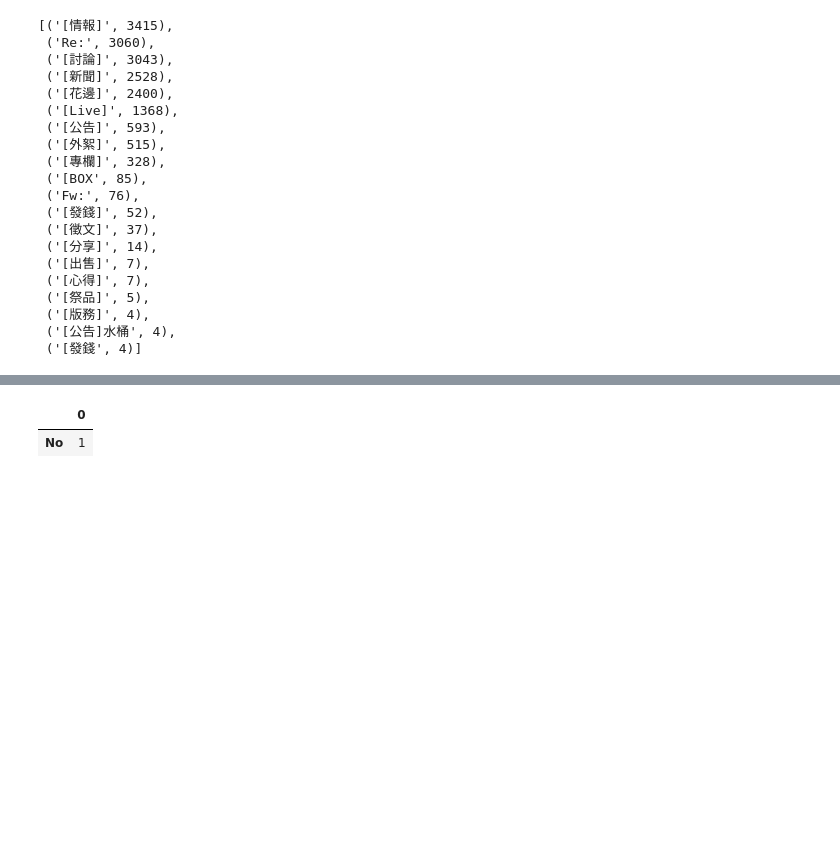
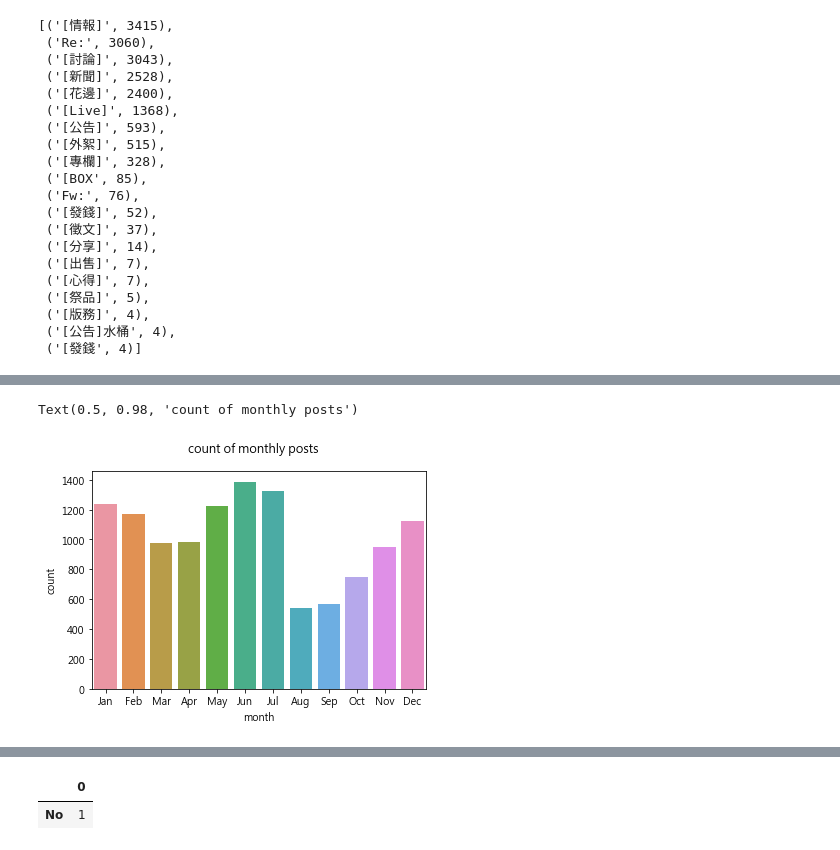
Before and after one commit to h30306/Learning-Notes, a Jupyter notebook: data-mining/text-visulization/text-visualization.ipynb, the cells around one changed output, grey strips where cells are left out. Cells and saved outputs as stored; diff of their text form; code cells hidden in the pictures; blank space fills up the shorter version.

```diff
--- a/data-mining/text-visulization/text-visualization.ipynb
+++ b/data-mining/text-visulization/text-visualization.ipynb
@@ -48,8 +48,7 @@ Counter(list(df['type'])).most_common()[:20]
  ('[公告]水桶', 4),
  ('[發錢', 4)]
 # %%
-df = df[df['type'] == ('[情報]' or '[討論]' or '[新聞]' or '[花邊]' or '[外絮]' or '[專欄]')]
-df = df.iloc[:100]
+df = df[df['type'].isin(['[情報]','[討論]','[新聞]','[花邊]','[外絮]','[專欄]'])]
 df.reset_index(drop=True, inplace=True)
 df.head()
 # %% [output]
@@ -61,0 +61,2 @@ df.head()
+# %%
+df['month'] = df['時間'].apply(lambda x:x.split(" ")[1])
@@ -62,3 +69,9 @@ df.head()
+# %%
+sns.countplot('month',data=df)
+plt.suptitle('count of monthly posts')
+# %% [output]
+Text(0.5, 0.98, 'count of monthly posts')
+[figure, added]
 # %%
 doc_names = range(len(df))
 text_list = list(df['內文'])
```
Also changed, not shown: parts of 15 cells of this notebook.
